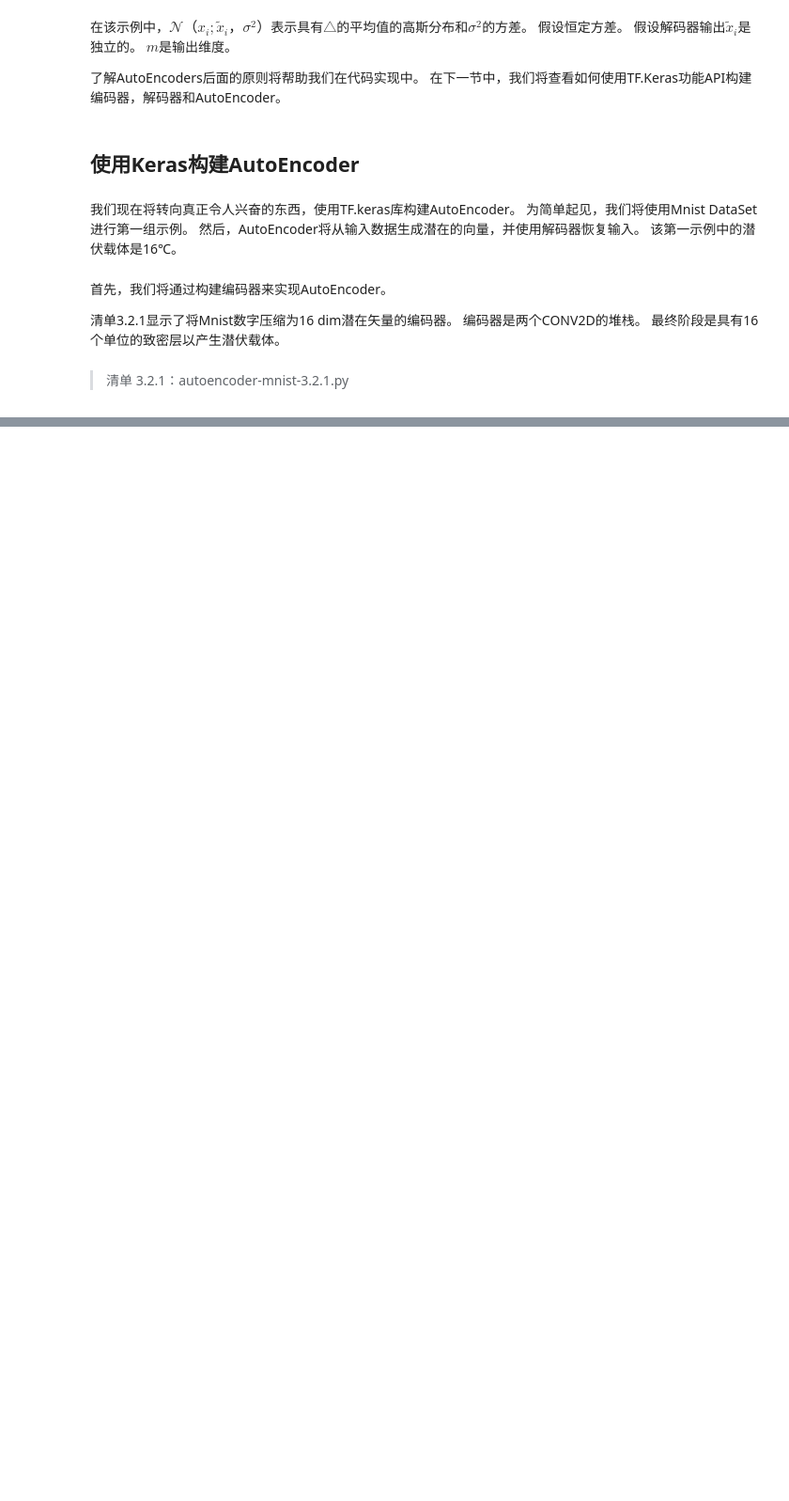
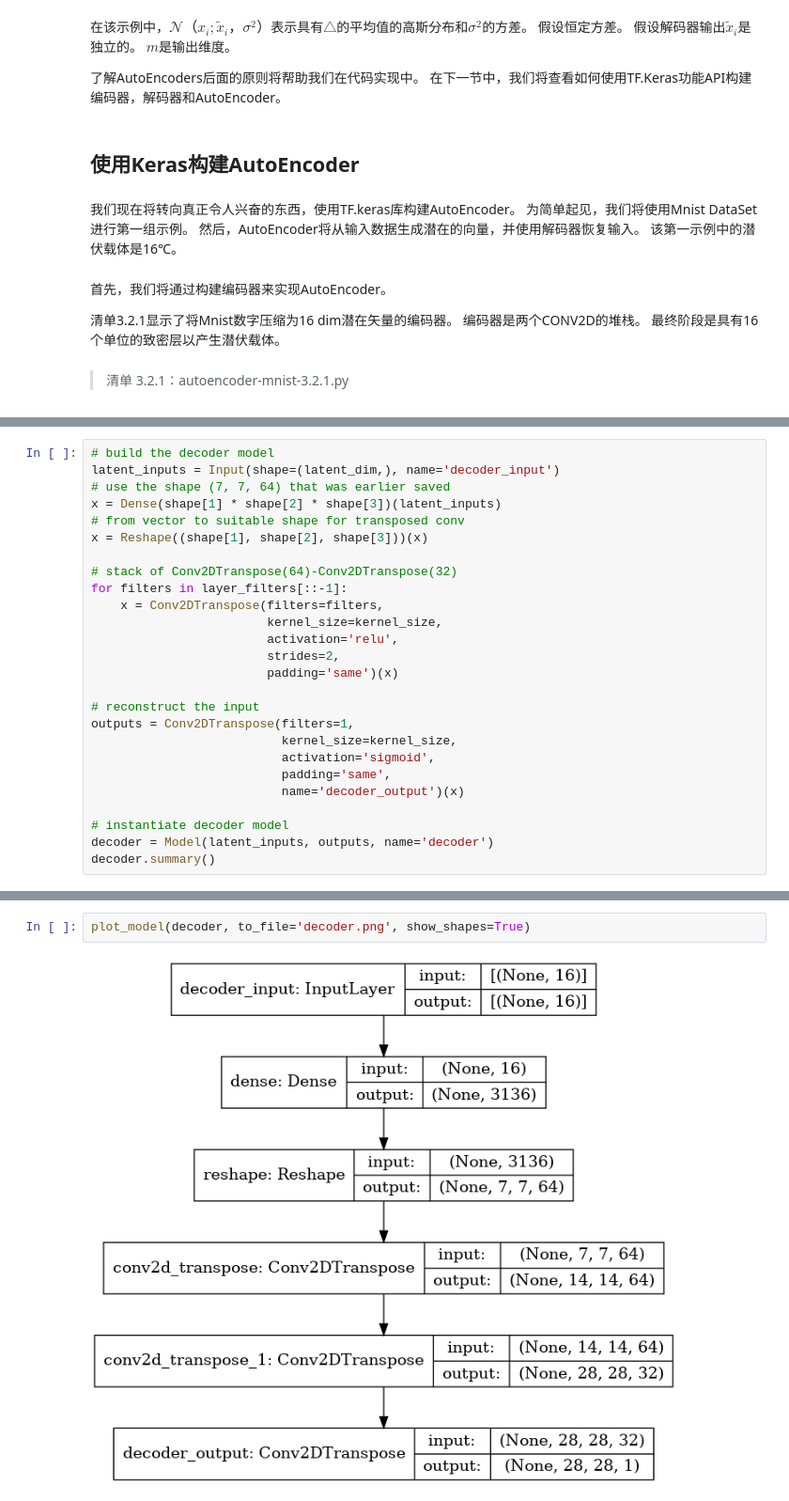
Before and after one commit to ustchope/Advanced-Deep-Learning-with-Keras, a Jupyter notebook: ch3.ipynb, the cells around one changed output, grey strips where cells are left out. Shown at 94% size. Drawn from its saved outputs; the diff is of its cells as text; blank space fills up the shorter version.

```diff
--- a/ch3.ipynb
+++ b/ch3.ipynb
@@ -119,0 +217,26 @@ if gpus:
+# %%
+# build the decoder model
+latent_inputs = Input(shape=(latent_dim,), name='decoder_input')
+# use the shape (7, 7, 64) that was earlier saved
+x = Dense(shape[1] * shape[2] * shape[3])(latent_inputs)
+# from vector to suitable shape for transposed conv
+x = Reshape((shape[1], shape[2], shape[3]))(x)
+
+# stack of Conv2DTranspose(64)-Conv2DTranspose(32)
+for filters in layer_filters[::-1]:
+    x = Conv2DTranspose(filters=filters,
+                        kernel_size=kernel_size,
+                        activation='relu',
+                        strides=2,
+                        padding='same')(x)
+
+# reconstruct the input
+outputs = Conv2DTranspose(filters=1,
+                          kernel_size=kernel_size,
+                          activation='sigmoid',
+                          padding='same',
+                          name='decoder_output')(x)
+
+# instantiate decoder model
+decoder = Model(latent_inputs, outputs, name='decoder')
+decoder.summary()
@@ -119,0 +261,4 @@ if gpus:
+# %%
+plot_model(decoder, to_file='decoder.png', show_shapes=True)
+# %% [output]
+[figure, added]
```
Also changed, not shown: parts of 63 cells of this notebook, 1 other file.
